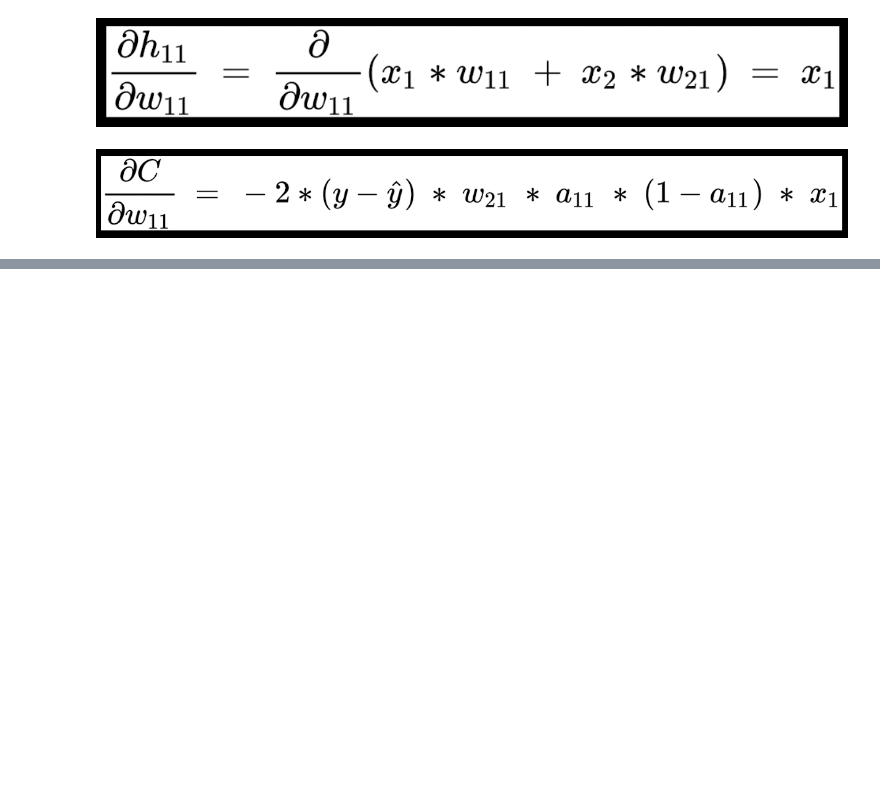
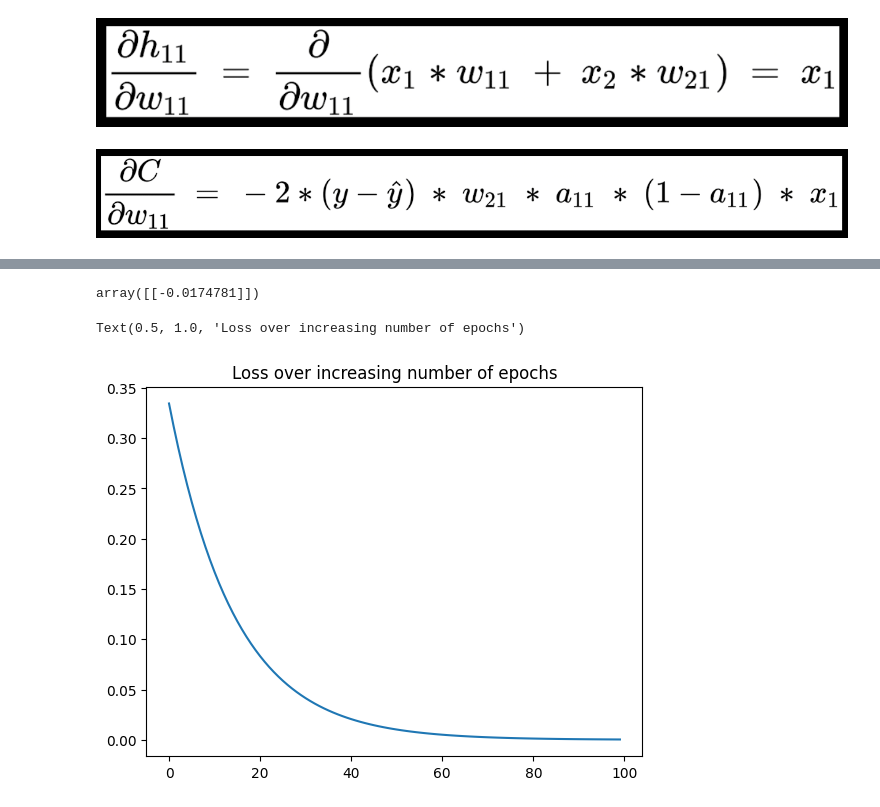
Before and after one commit to afirdousi/vision-ml-step-by-step, a Jupyter notebook: 001-deep-learning-basics.ipynb, the cells around one changed output, grey strips where cells are left out. Drawn from its saved outputs; the diff is of its cells as text; code cells hidden in the pictures; blank space fills up the shorter version.

Commit message:
Complete example with feed forward + back propagation

```diff
--- a/001-deep-learning-basics.ipynb
+++ b/001-deep-learning-basics.ipynb
@@ -278,0 +363,8 @@ def update_weights(inputs, outputs, weights, lr):
+# %%
+pre_hidden = np.dot(x,W[0]) + W[1]
+hidden = 1/(1+np.exp(-pre_hidden))
+out = np.dot(hidden, W[2]) + W[3]
+# %%
+out
+# %% [output]
+array([[-0.0174781]])
@@ -278,0 +416,32 @@ def update_weights(inputs, outputs, weights, lr):
+# %%
+def feed_forward(inputs, outputs, weights):
+    pre_hidden = np.dot(inputs,weights[0])+ weights[1]
+    hidden = 1/(1+np.exp(-pre_hidden))
+    out = np.dot(hidden, weights[2]) + weights[3]
+    mean_squared_error = np.mean(np.square(out - outputs))
+    return mean_squared_error
+# %%
+def update_weights(inputs, outputs, weights, lr):
+    original_weights = deepcopy(weights)
+    temp_weights = deepcopy(weights)
+    updated_weights = deepcopy(weights)
+    original_loss = feed_forward(inputs, outputs, original_weights)
+    for i, layer in enumerate(original_weights):
+        for index, weight in np.ndenumerate(layer):
+            temp_weights = deepcopy(weights)
+            temp_weights[i][index] += 0.0001
+            _loss_plus = feed_forward(inputs, outputs, temp_weights)
+            grad = (_loss_plus - original_loss)/(0.0001)
+            updated_weights[i][index] -= grad*lr
+    return updated_weights, original_loss
+# %%
+# Update weights over 100 epochs and fetch the loss value and the updated weight values:
+losses = []
+for epoch in range(100):
+    W, loss = update_weights(x,y,W,0.01)
+    losses.append(loss)
+plt.plot(losses)
+plt.title('Loss over increasing number of epochs')
+# %% [output]
+Text(0.5, 1.0, 'Loss over increasing number of epochs')
+[figure, added]
```
Also changed, not shown: parts of 11 cells of this notebook.
